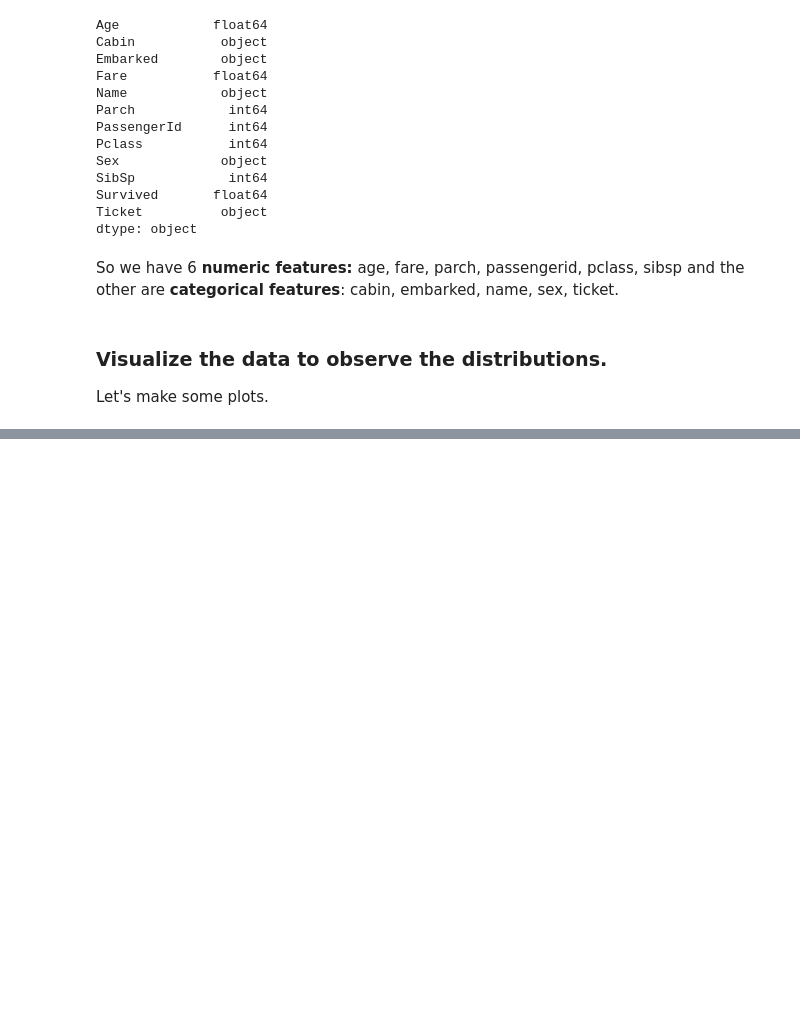
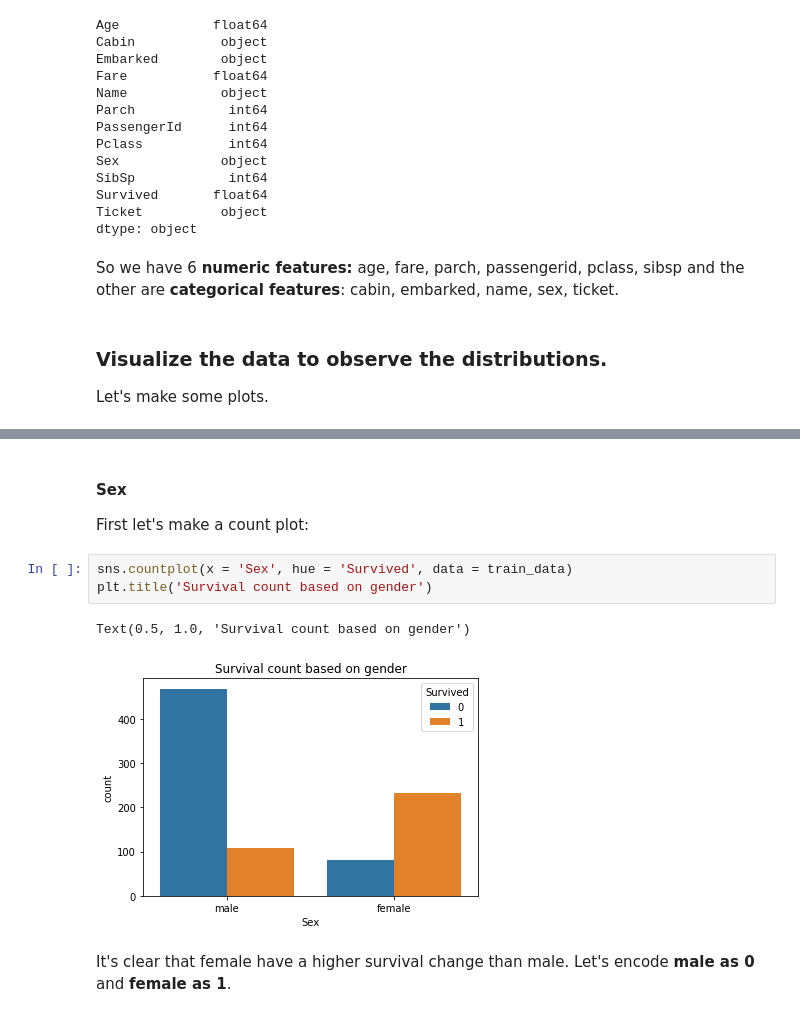
Before and after one commit to JATC1024/First-steps-into-Data-Science, a Jupyter notebook: Titanic.ipynb, the cells around one changed output, grey strips where cells are left out. Cells and saved outputs as stored; diff of their text form; blank space fills up the shorter version.

```diff
--- a/Titanic.ipynb
+++ b/Titanic.ipynb
@@ -139,0 +230,11 @@ categorical_features
+# %% [markdown]
+#### Sex
+First let's make a count plot:
+# %%
+sns.countplot(x = 'Sex', hue = 'Survived', data = train_data)
+plt.title('Survival count based on gender')
+# %% [output]
+Text(0.5, 1.0, 'Survival count based on gender')
+[figure, added]
+# %% [markdown]
+It's clear that female have a higher survival change than male. Let's encode **male as 0** and **female as 1**.
```
Also changed, not shown: parts of 87 cells of this notebook.
